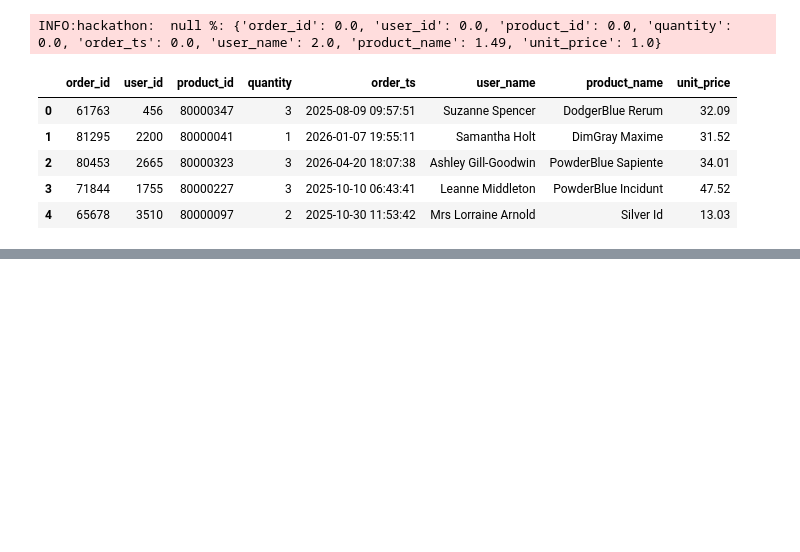
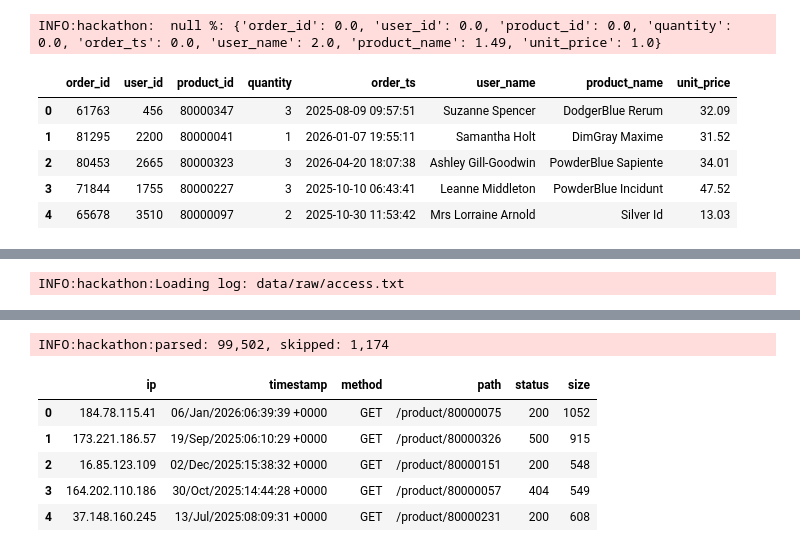
Before and after one commit to kadedamola40-svg/Learning-Journal, a Jupyter notebook: Hackathon1_Adedamola.ipynb, the cells around one changed output, grey strips where cells are left out. Drawn from its saved outputs; the diff is of its cells as text; code cells hidden in the pictures; blank space fills up the shorter version.

```diff
--- a/Hackathon1_Adedamola.ipynb
+++ b/Hackathon1_Adedamola.ipynb
@@ -93,8 +93,8 @@ def parse_log_line(line):
         ts = line[ line.index('[')+1 : line.index(']') ]
 
         quoted = line.split('"')
-        method, path, *_ = quoted[1].split(' ')
-        after  = quoted[2].strip().split()
+        method, path, *_ = quoted[1].split(' ') # "GET /home HTTP/1.1"
+        after  = quoted[2].strip().split() # "200 1234 ..."
         status = int(after[0])
         size   = int(after[1]) if after[1].isdigit() else None
 
@@ -103,3 +103,24 @@ def parse_log_line(line):
                 'status': status, 'size': size}
     except (ValueError, IndexError):
         return None
+
+def load_log(path: Path) -> pd.DataFrame:
+    logger.info(f'Loading log: {path}')
+    rows, skipped = [], 0
+    with open(path, 'r', encoding='utf-8', errors='ignore') as f:
+        for line in f:
+            if not line.strip(): continue
+            result = parse_log_line(line)
+            if result:
+                # TODO-2a: append result to rows
+                rows.append(result)
+            else:
+                # TODO-2b: increment the skipped counter
+                skipped += 1
+    # TODO-2c: fill in the two counts in the log message below
+    logger.info(f'parsed: {len(rows):,}, skipped: {skipped:,}')
+    return pd.DataFrame(rows)
+
+df_log = load_log(LOG_FILE_PATH)
+df_log.head()
+# %% [output]
@@ -105,0 +128 @@ def parse_log_line(line):
+INFO:hackathon:Loading log: data/raw/access.txt
@@ -105,0 +130,7 @@ def parse_log_line(line):
+INFO:hackathon:parsed: 99,502, skipped: 1,174
+|  | ip | timestamp | method | path | status | size |
+| 0 | 184.78.115.41 | 06/Jan/2026:06:39:39 +0000 | GET | /product/80000075 | 200 | 1052 |
+| 1 | 173.221.186.57 | 19/Sep/2025:06:10:29 +0000 | GET | /product/80000326 | 500 | 915 |
+| 2 | 16.85.123.109 | 02/Dec/2025:15:38:32 +0000 | GET | /product/80000151 | 200 | 548 |
+| 3 | 164.202.110.186 | 30/Oct/2025:14:44:28 +0000 | GET | /product/80000057 | 404 | 549 |
+| 4 | 37.148.160.245 | 13/Jul/2025:08:09:31 +0000 | GET | /product/80000231 | 200 | 608 |
```
Also changed, not shown: parts of 2 cells of this notebook.
